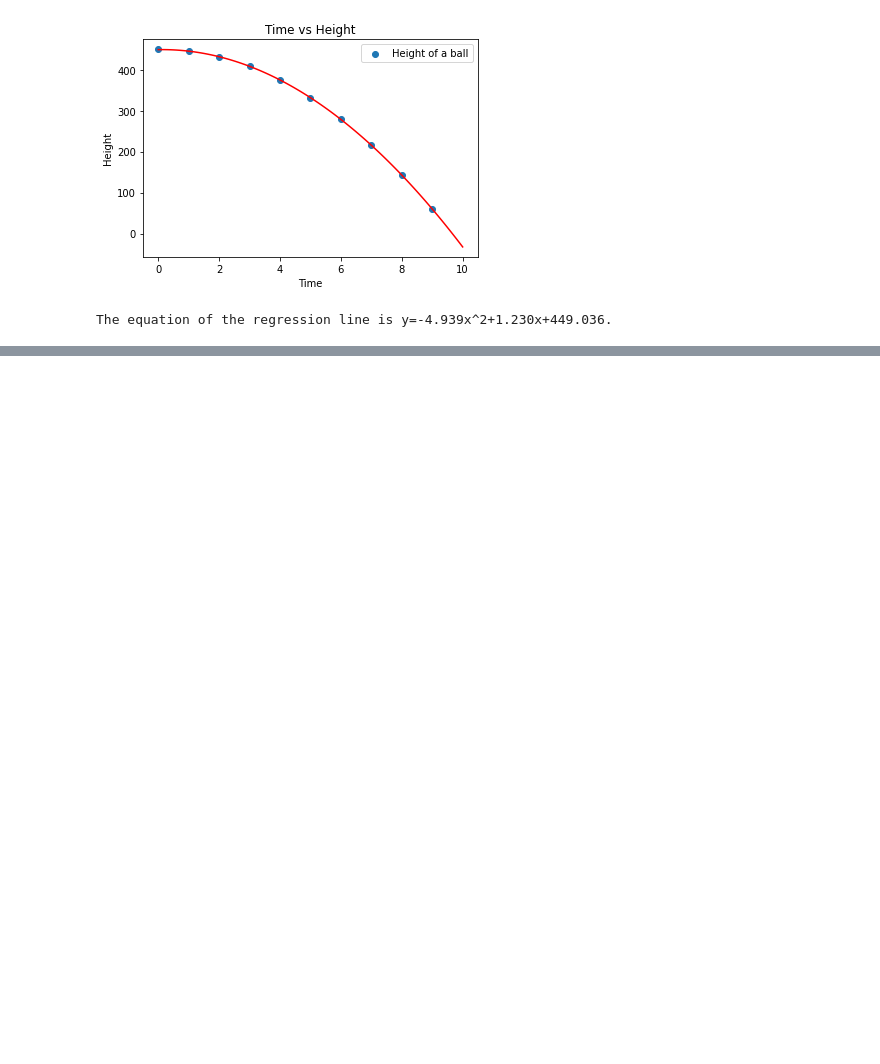
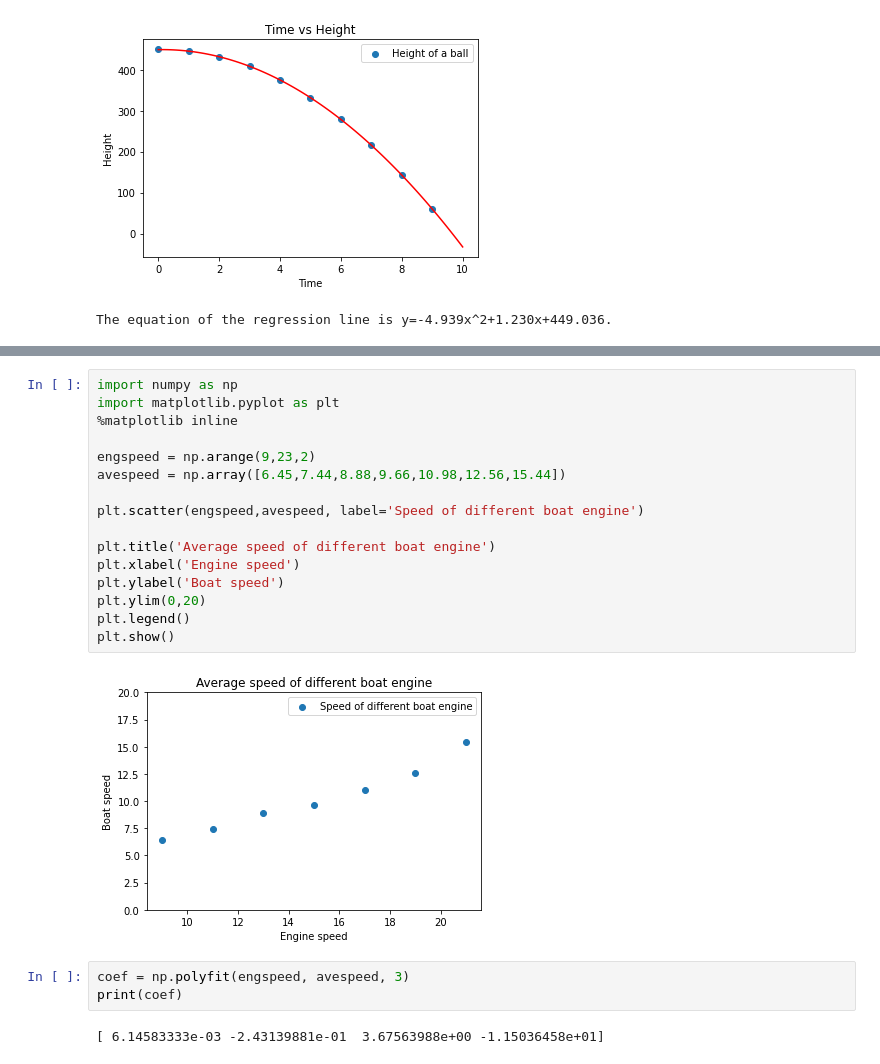
Before and after one commit to sakamotogin/modeling-functions, a Jupyter notebook: Modeling_Functions.ipynb, the cells around one changed output, grey strips where cells are left out. Saved outputs shown, nothing was run; the diff lists cells and outputs as text; blank space fills up the shorter version.

```diff
--- a/Modeling_Functions.ipynb
+++ b/Modeling_Functions.ipynb
@@ -245,0 +265,23 @@ distance = np.array([371,465,511,498,439,325])
+# %%
+import numpy as np
+import matplotlib.pyplot as plt
+%matplotlib inline
+
+engspeed = np.arange(9,23,2)
+avespeed = np.array([6.45,7.44,8.88,9.66,10.98,12.56,15.44])
+
+plt.scatter(engspeed,avespeed, label='Speed of different boat engine')
+
+plt.title('Average speed of different boat engine')
+plt.xlabel('Engine speed')
+plt.ylabel('Boat speed')
+plt.ylim(0,20)
+plt.legend()
+plt.show()
+# %% [output]
+[figure, added]
+# %%
+coef = np.polyfit(engspeed, avespeed, 3)
+print(coef)
+# %% [output]
+[ 6.14583333e-03 -2.43139881e-01  3.67563988e+00 -1.15036458e+01]
```
Also changed, not shown: parts of 19 cells of this notebook.
